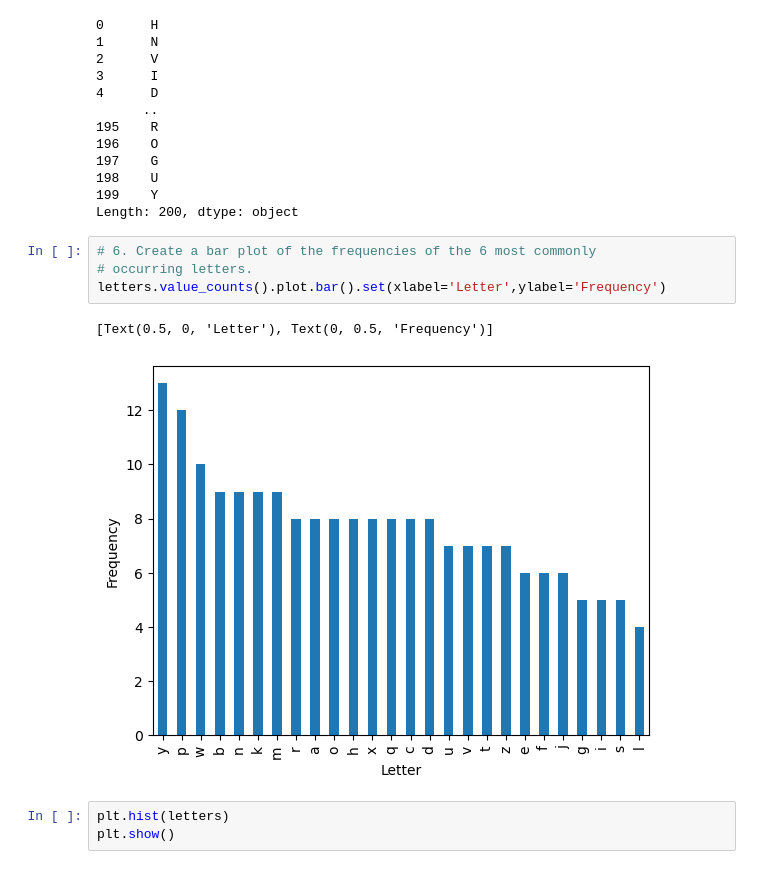
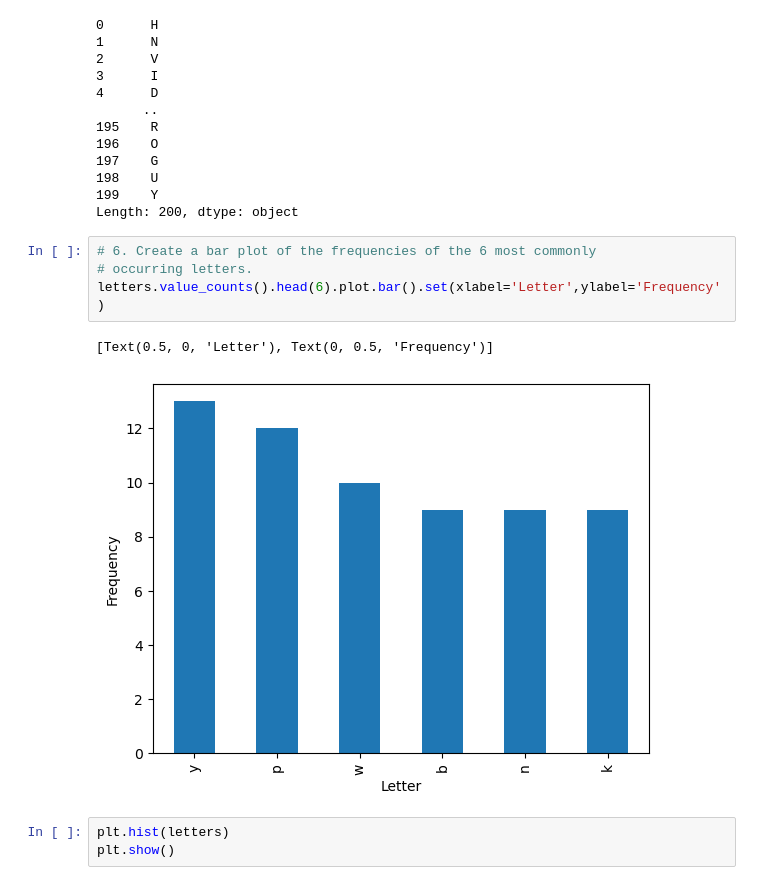
Before and after one commit to tkephart96/numpy-pandas-visualization-exercises, a Jupyter notebook: panda_series.ipynb, the cells around one changed output. Saved outputs shown, nothing was run; the diff lists cells and outputs as text.

Commit message:
updated letters plot

```diff
--- a/panda_series.ipynb
+++ b/panda_series.ipynb
@@ -352,10 +352,10 @@ Length: 200, dtype: object
 # %%
 # 6. Create a bar plot of the frequencies of the 6 most commonly
 # occurring letters.
-letters.value_counts().plot.bar().set(xlabel='Letter',ylabel='Frequency')
+letters.value_counts().head(6).plot.bar().set(xlabel='Letter',ylabel='Frequency')
 # %% [output]
 [Text(0.5, 0, 'Letter'), Text(0, 0.5, 'Frequency')]
-[figure, old version]
+[figure, new version]
 # %%
 plt.hist(letters)
 plt.show()
```
Also changed, not shown: parts of 2 cells of this notebook.
